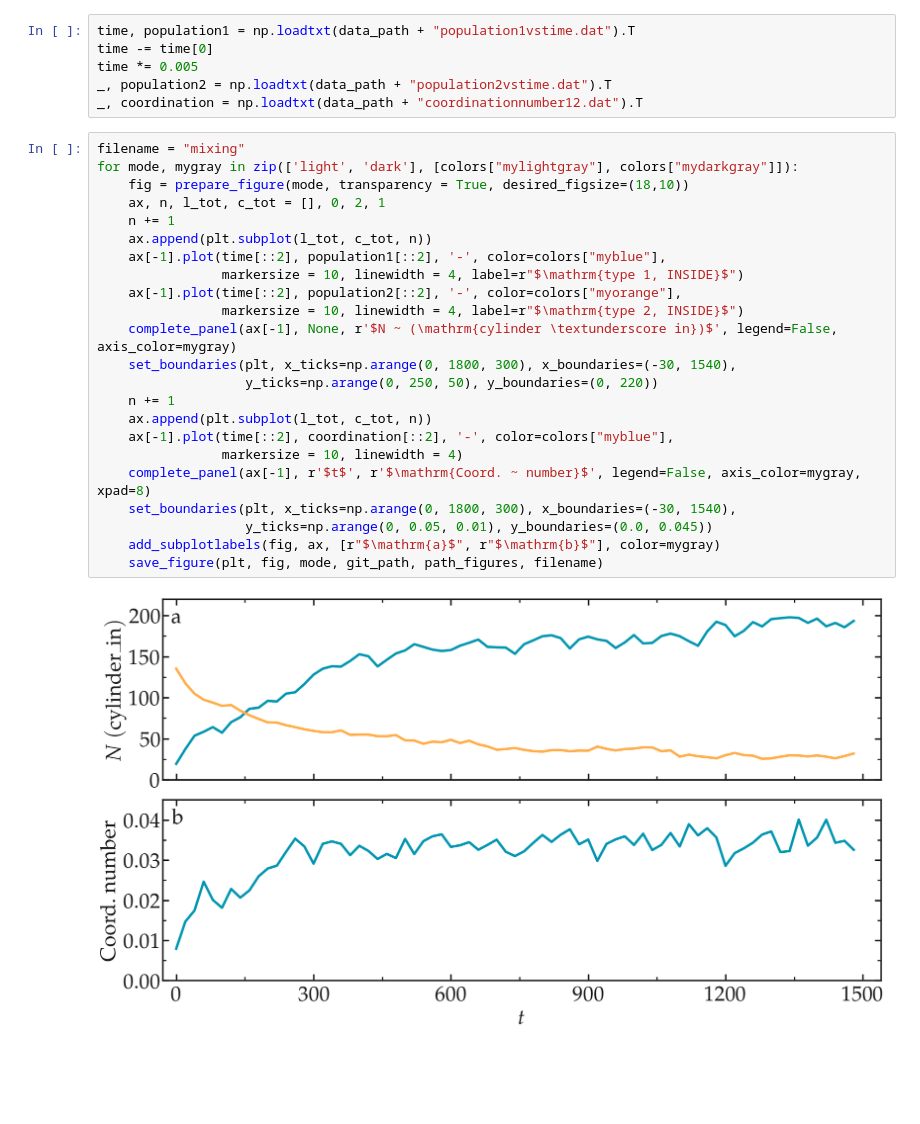
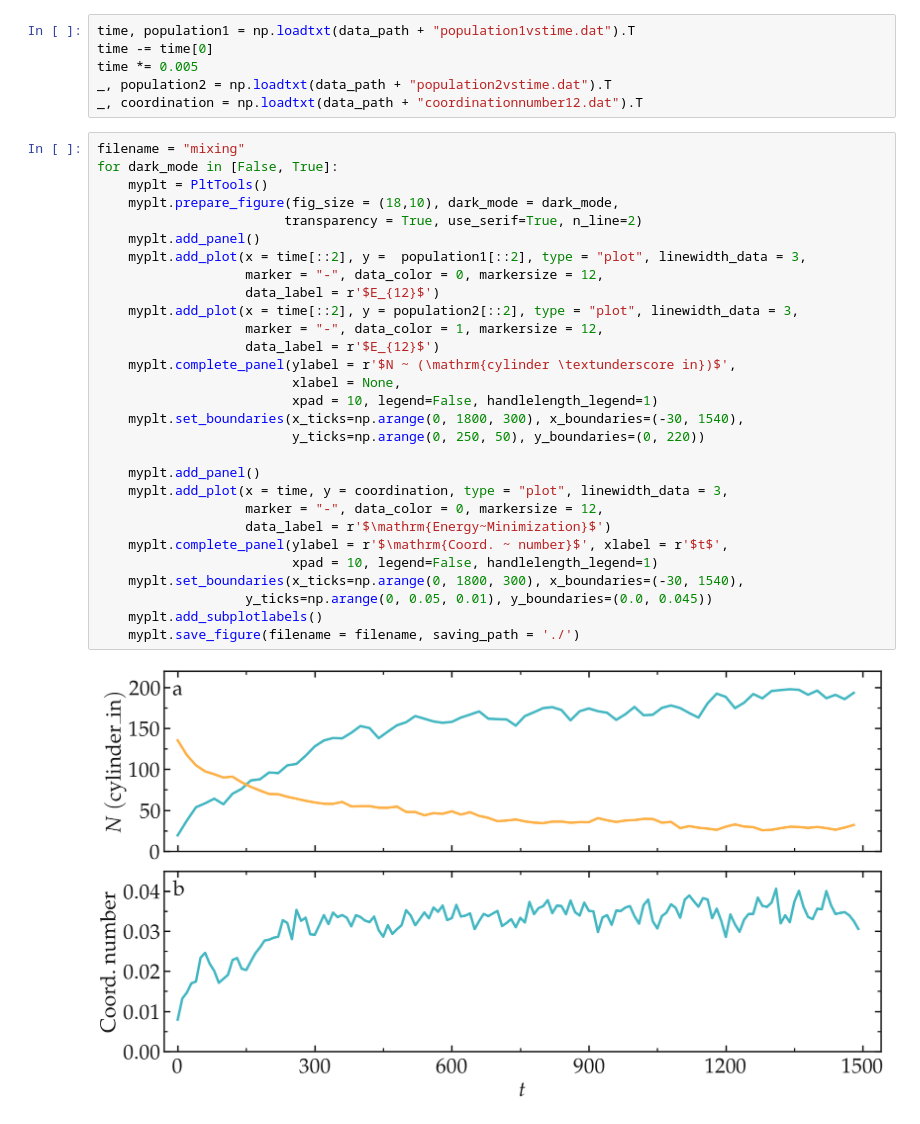
Before and after one commit to lammpstutorials/lammpstutorials.github.io, a Jupyter notebook: docs/sphinx/source/tutorials/figures/level1/lennard-jones-fluid/mixing-pyplot.ipynb, the cells around one changed output. Drawn from its saved outputs; the diff is of its cells as text; blank space fills up the shorter version.

```diff
--- a/docs/sphinx/source/tutorials/figures/level1/lennard-jones-fluid/mixing-pyplot.ipynb
+++ b/docs/sphinx/source/tutorials/figures/level1/lennard-jones-fluid/mixing-pyplot.ipynb
@@ -28,26 +27,32 @@ _, population2 = np.loadtxt(data_path + "population2vstime.dat").T
 _, coordination = np.loadtxt(data_path + "coordinationnumber12.dat").T
 # %%
 filename = "mixing"
-for mode, mygray in zip(['light', 'dark'], [colors["mylightgray"], colors["mydarkgray"]]):
-    fig = prepare_figure(mode, transparency = True, desired_figsize=(18,10))
-    ax, n, l_tot, c_tot = [], 0, 2, 1
-    n += 1
-    ax.append(plt.subplot(l_tot, c_tot, n))
-    ax[-1].plot(time[::2], population1[::2], '-', color=colors["myblue"],
-                markersize = 10, linewidth = 4, label=r"$\mathrm{type 1, INSIDE}$")
-    ax[-1].plot(time[::2], population2[::2], '-', color=colors["myorange"],
-                markersize = 10, linewidth = 4, label=r"$\mathrm{type 2, INSIDE}$")
-    complete_panel(ax[-1], None, r'$N ~ (\mathrm{cylinder \textunderscore in})$', legend=False, axis_color=mygray)
-    set_boundaries(plt, x_ticks=np.arange(0, 1800, 300), x_boundaries=(-30, 1540),
-                   y_ticks=np.arange(0, 250, 50), y_boundaries=(0, 220))
-    n += 1
-    ax.append(plt.subplot(l_tot, c_tot, n))
-    ax[-1].plot(time[::2], coordination[::2], '-', color=colors["myblue"],
-                markersize = 10, linewidth = 4)
-    complete_panel(ax[-1], r'$t$', r'$\mathrm{Coord. ~ number}$', legend=False, axis_color=mygray, xpad=8)
-    set_boundaries(plt, x_ticks=np.arange(0, 1800, 300), x_boundaries=(-30, 1540),
+for dark_mode in [False, True]:
+    myplt = PltTools()
+    myplt.prepare_figure(fig_size = (18,10), dark_mode = dark_mode,
+                        transparency = True, use_serif=True, n_line=2)
+    myplt.add_panel()
+    myplt.add_plot(x = time[::2], y =  population1[::2], type = "plot", linewidth_data = 3,
+                   marker = "-", data_color = 0, markersize = 12,
+                   data_label = r'$E_{12}$')
+    myplt.add_plot(x = time[::2], y = population2[::2], type = "plot", linewidth_data = 3,
+                   marker = "-", data_color = 1, markersize = 12,
+                   data_label = r'$E_{12}$')
+    myplt.complete_panel(ylabel = r'$N ~ (\mathrm{cylinder \textunderscore in})$',
+                         xlabel = None,
+                         xpad = 10, legend=False, handlelength_legend=1)
+    myplt.set_boundaries(x_ticks=np.arange(0, 1800, 300), x_boundaries=(-30, 1540),
+                         y_ticks=np.arange(0, 250, 50), y_boundaries=(0, 220))
+
+    myplt.add_panel()
+    myplt.add_plot(x = time, y = coordination, type = "plot", linewidth_data = 3,
+                   marker = "-", data_color = 0, markersize = 12,
+                   data_label = r'$\mathrm{Energy~Minimization}$')
+    myplt.complete_panel(ylabel = r'$\mathrm{Coord. ~ number}$', xlabel = r'$t$',
+                         xpad = 10, legend=False, handlelength_legend=1)
+    myplt.set_boundaries(x_ticks=np.arange(0, 1800, 300), x_boundaries=(-30, 1540),
                    y_ticks=np.arange(0, 0.05, 0.01), y_boundaries=(0.0, 0.045))
-    add_subplotlabels(fig, ax, [r"$\mathrm{a}$", r"$\mathrm{b}$"], color=mygray)
-    save_figure(plt, fig, mode, git_path, path_figures, filename)
+    myplt.add_subplotlabels()
+    myplt.save_figure(filename = filename, saving_path = './')
 # %% [output]
-[figure, old version]
+[figure, new version]
```
Also changed, not shown: parts of 4 cells of this notebook, 8 other files.
